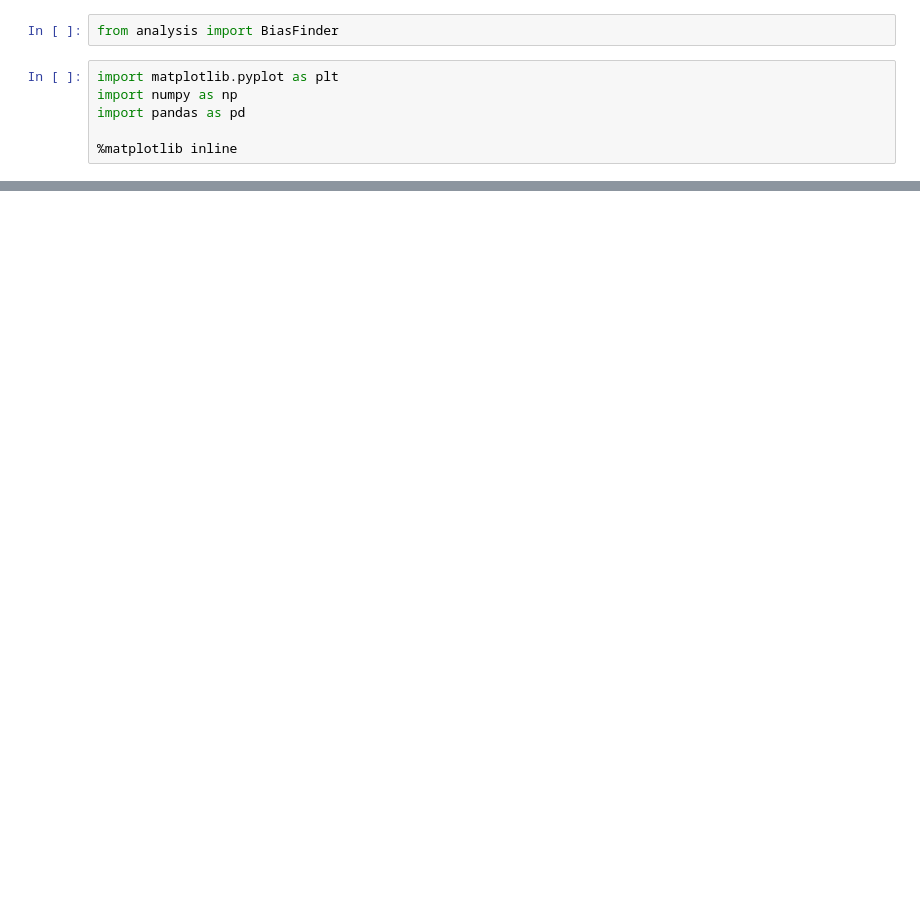
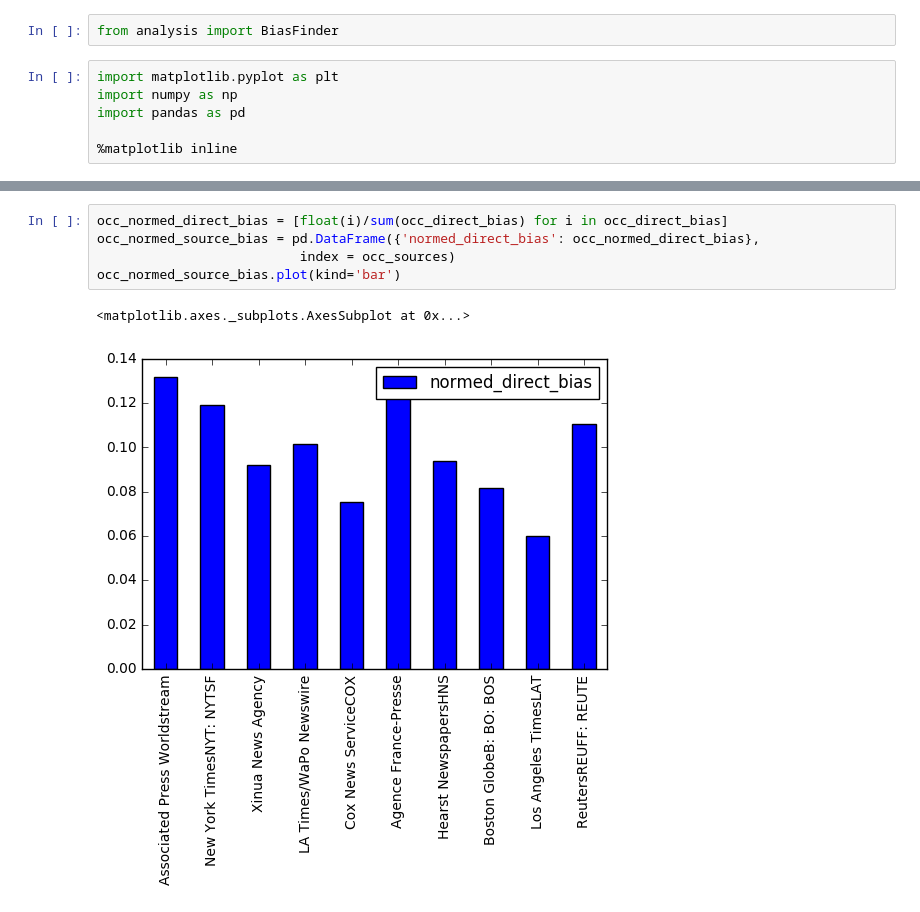
Before and after one commit to CuriousG102/ir-bias, a Jupyter notebook: Direct_Bias_Explorer.ipynb, the cells around one changed output, grey strips where cells are left out. Drawn from its saved outputs; the diff is of its cells as text; blank space fills up the shorter version.

```diff
--- a/Direct_Bias_Explorer.ipynb
+++ b/Direct_Bias_Explorer.ipynb
@@ -49,0 +83,8 @@ normed_source_bias.plot(kind='bar')
+# %%
+occ_normed_direct_bias = [float(i)/sum(occ_direct_bias) for i in occ_direct_bias]
+occ_normed_source_bias = pd.DataFrame({'normed_direct_bias': occ_normed_direct_bias},
+                          index = occ_sources)
+occ_normed_source_bias.plot(kind='bar')
+# %% [output]
+<matplotlib.axes._subplots.AxesSubplot at 0x...>
+[figure, added]
```
Also changed, not shown: parts of 8 cells of this notebook, 2 other files.
